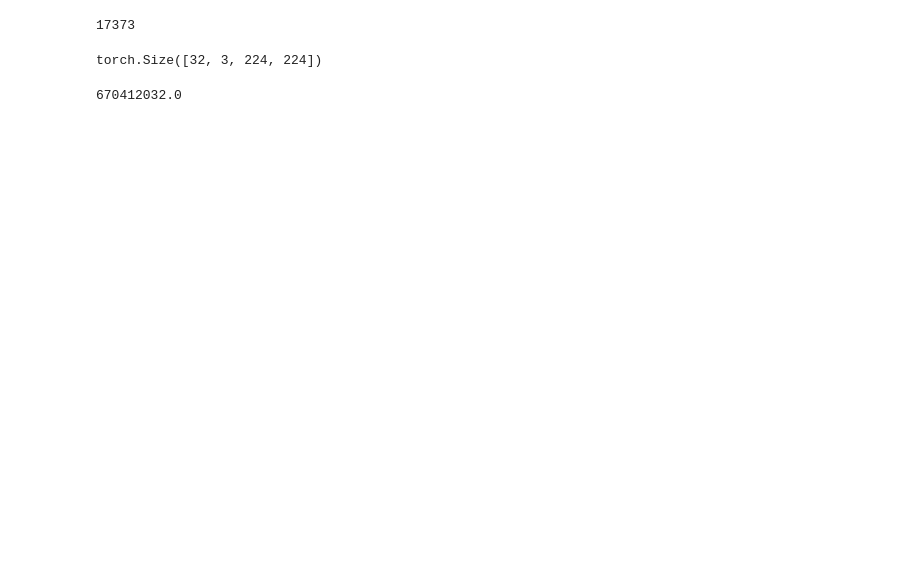
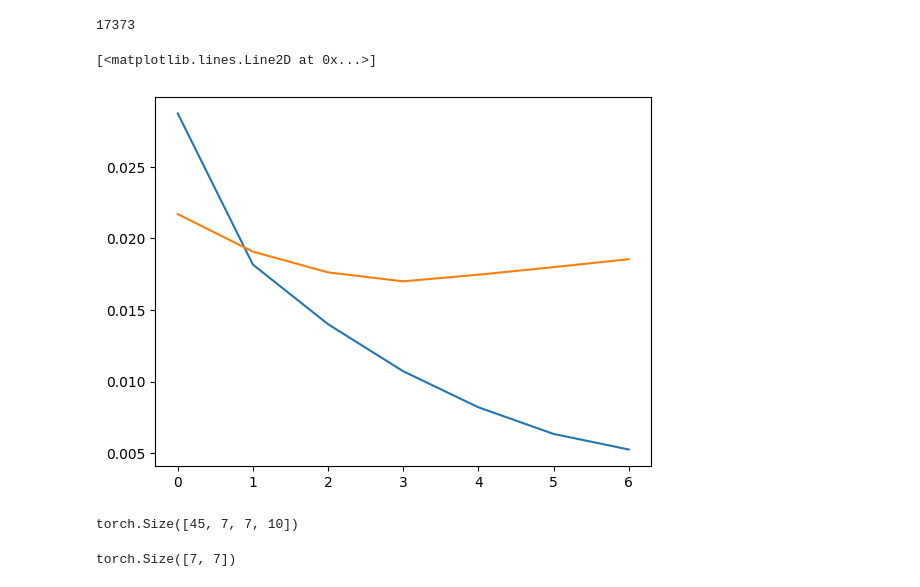
Before and after one commit to KubaJerz/swvl, a Jupyter notebook: week02/test_all_togethr.ipynb, the cells around one changed output. Cells and saved outputs as stored; diff of their text form; code cells hidden in the pictures; blank space fills up the shorter version.

Commit message:
model works

```diff
--- a/week02/test_all_togethr.ipynb
+++ b/week02/test_all_togethr.ipynb
@@ -35,13 +36,53 @@ X, y = next(iter(train_loader))
+# %%
+train_indices = list(range(14000))
+dev_indices = list(range(14000, len(combined)))
+
+# Create Subset datasets
+train_dataset = Subset(combined, train_indices)
+dev_dataset = Subset(combined, dev_indices)
+
+# Create DataLoaders
+train_loader = DataLoader(train_dataset, batch_size=32)
+dev_loader = DataLoader(dev_dataset, batch_size=128)
+# %%
+lossi = []
+dev_lossi = []
+# %%
+device = 'cuda'
+model = model.to(device)
+# %%
+for epoch in tqdm(range(1)):
+    loss_total = 0
+    for X_batch, y_batch in train_loader:
+        X_batch, y_batch = X_batch.to(device), y_batch.to(device)
+        logits = model(X_batch)
+        loss = criterion(logits, y_batch)
+        optimizer.zero_grad()
+        loss.backward()
+        optimizer.step()
+        loss_total += loss.item()
+    lossi.append(loss_total / len(train_loader))
+
+    dev_loss_total = 0
+    with torch.no_grad():
+        for X_dev, y_dev in dev_loader:
+            X_dev, y_dev = X_dev.to(device), y_dev.to(device)
+            dev_logits = model(X_dev)
+            dev_loss = criterion(dev_logits, y_dev)
+            dev_loss_total += dev_loss.item()
+
+    dev_lossi.append(dev_loss_total/ len(dev_loader))
+# %%
+plt.plot(lossi)
+plt.plot(dev_lossi)
+# %% [output]
+[<matplotlib.lines.Line2D at 0x...>]
+[figure, added]
 # %%
-X.shape
+prediction.shape
 # %% [output]
-torch.Size([32, 3, 224, 224])
+torch.Size([45, 7, 7, 10])
-# %%
-out = model(X)
-loss = criterion(out, y)
-optimizer.zero_grad()
-loss.backward()
-optimizer.step()
-loss.item()
-# %% [output]
-670412032.0
+# %%
+prediction[0][..., 0].shape
+# %% [output]
+torch.Size([7, 7])
```
Also changed, not shown: parts of 13 cells of this notebook.
